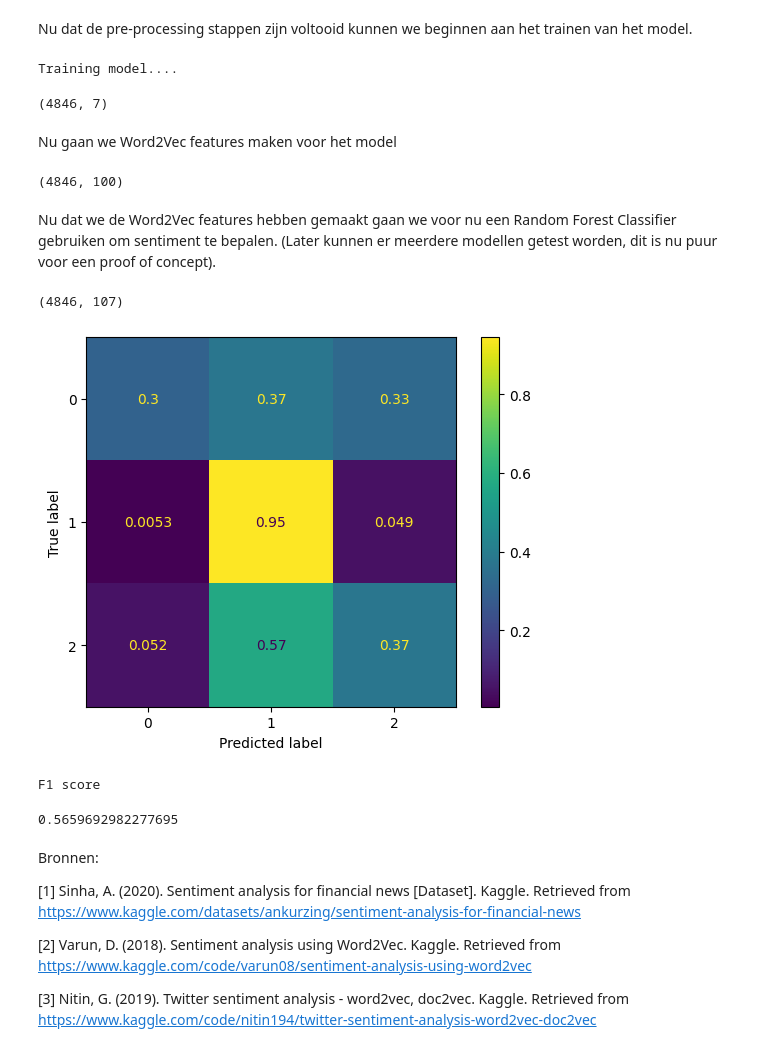
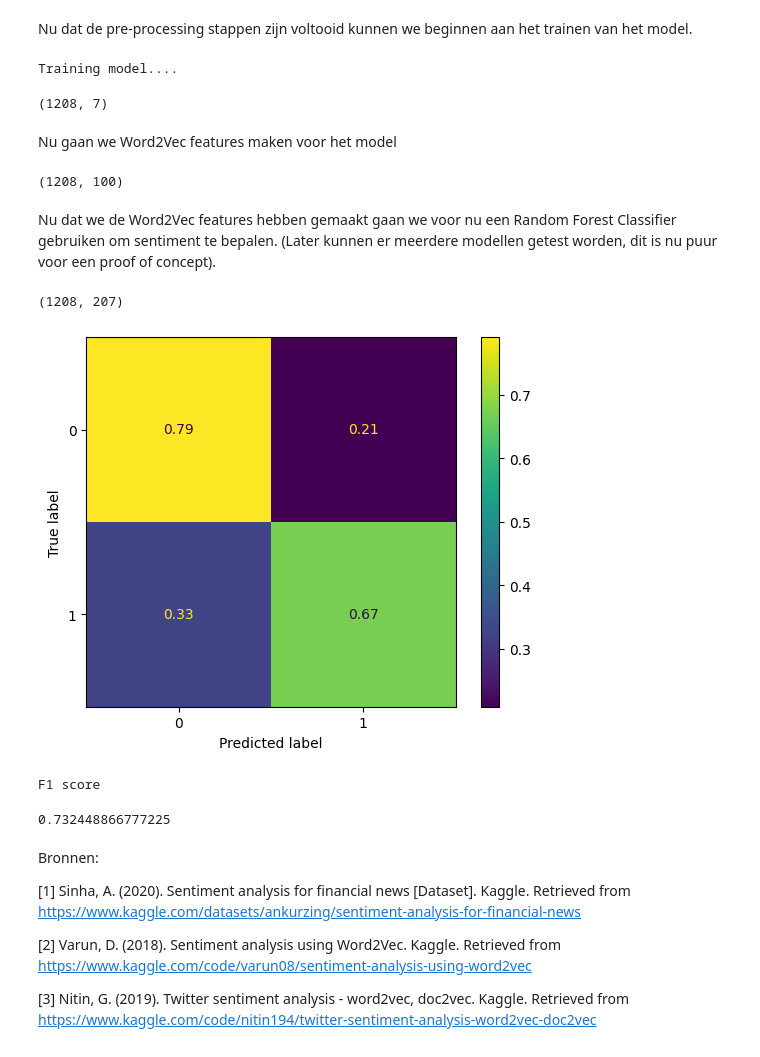
Before and after one commit to DragonKiller952/Schandaal-Scanner, a Jupyter notebook: SentimentAnalysis.ipynb, the cells around one changed output. Cells and saved outputs as stored; diff of their text form; code cells hidden in the pictures.

```diff
--- a/SentimentAnalysis.ipynb
+++ b/SentimentAnalysis.ipynb
@@ -54,7 +68,22 @@ Path to dataset files: C:\Users\nicne\.cache\kagglehub\datasets\ankurzing\sentim
 # %% [markdown]
 Voordat we verder gaat met de rest moeten we eerst even naar het gegeven pad gaan om de file "all-data.csv" te kopiëren naar het project. Het direct gebruik maken van het pad voor het lezen van de file geeft een permission denied error.
+# %%
+def translate_text(text):
+    translator = GoogleTranslator(source='auto', target='en')
+    translated = translator.translate(text)
+    return translated
 # %%
 #read the data
 df = pd.read_csv("all-data.csv", names=["sentiment", "text"],encoding="utf-8", encoding_errors="replace")
+df = df[df['sentiment'] != 'neutral']
+
+min_count = df['sentiment'].value_counts().min()
+df = df.groupby('sentiment').sample(n=min_count, random_state=42)
+df['text'] = df['text'].apply(translate_text)
+
+df.reset_index(drop=True, inplace=True)
+
+print(df['sentiment'].value_counts())
+
 df
 # %% [output]
@@ -229,7 +262,7 @@ model.train(sentences, total_examples= len(df['clean_text_tokenized']), epochs=2
 df.shape
 # %% [output]
 Training model....
-(4846, 7)
+(1208, 7)
 # %% [markdown]
 Nu gaan we Word2Vec features maken voor het model
 # %%
@@ -252,33 +285,38 @@ for i in range(len(sentences)):
 wordvec_df = pd.DataFrame(wordvec_arrays)
 wordvec_df.shape
 # %% [output]
-(4846, 100)
+(1208, 100)
 # %% [markdown]
 Nu dat we de Word2Vec features hebben gemaakt gaan we voor nu een Random Forest Classifier gebruiken om sentiment te bepalen. (Later kunnen er meerdere modellen getest worden, dit is nu puur voor een proof of concept).
 # %%
-df = df.join(wordvec_df)
+df = df.join(wordvec_df, rsuffix="_wordvec")
 print(df.shape)
 X = df.drop(["labels","sentiment","text","clean_text_tokenized"], axis=1)
 X.columns = X.columns.astype(str)
 y = df["labels"]
 X_train, X_test, y_train, y_test = train_test_split(X, y, test_size=0.2, random_state=42)
 
 rand_forest = RandomForestClassifier(n_estimators=200)
 rand_forest.fit(X_train, y_train)
 y_pred = rand_forest.predict(X_test)
 
+mapping = {
+    "negative": 0,
+    "positive": 1
+}
+
 cm = sklearn.metrics.confusion_matrix(y_test, y_pred, normalize='true')
 disp = sklearn.metrics.ConfusionMatrixDisplay(confusion_matrix=cm, display_labels=mapping.values())
 disp.plot()
 plt.show()
 
 print("F1 score")
 sklearn.metrics.f1_score(y_test, y_pred, average="macro")
 # %% [output]
-(4846, 107)
+(1208, 207)
-[figure, old version]
+[figure, new version]
 F1 score
-0.5659692982277695
+0.732448866777225
 # %% [markdown]
 Bronnen:
 
```
Also changed, not shown: parts of 6 cells of this notebook, 2 other files.
